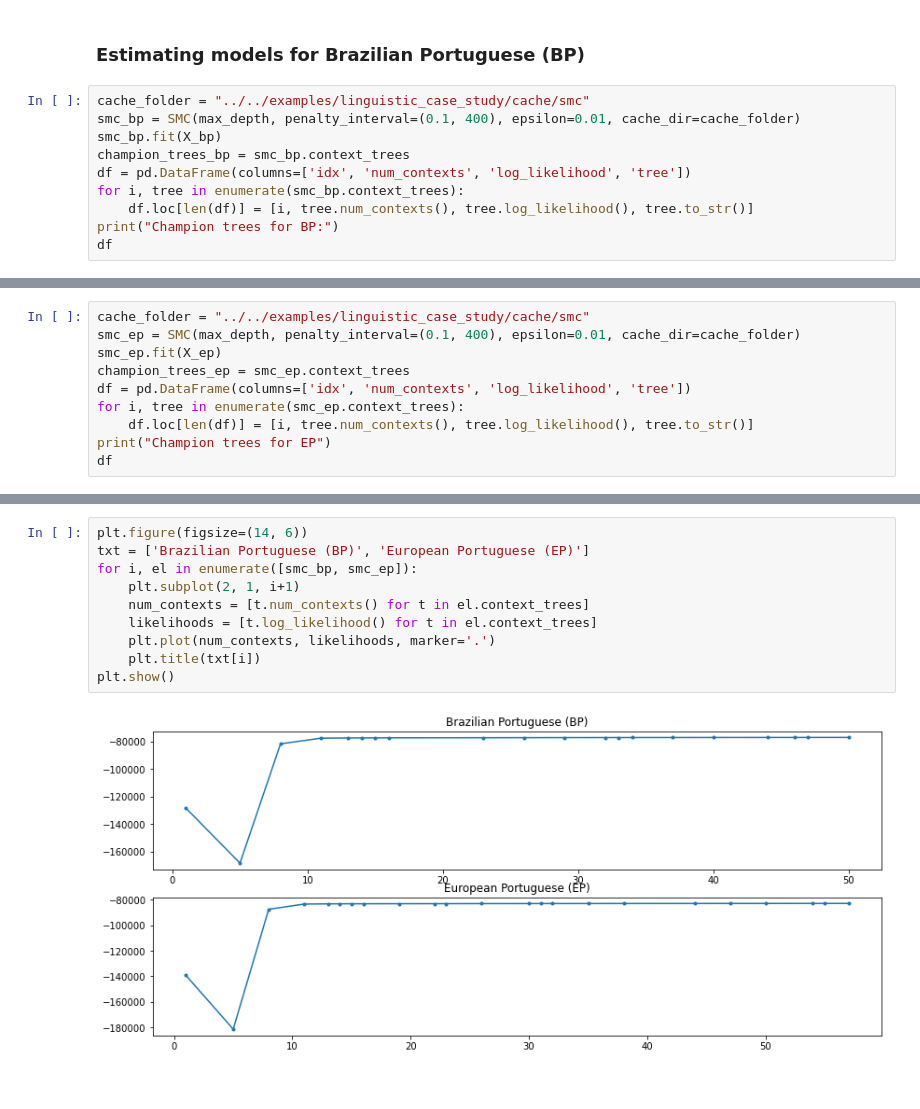
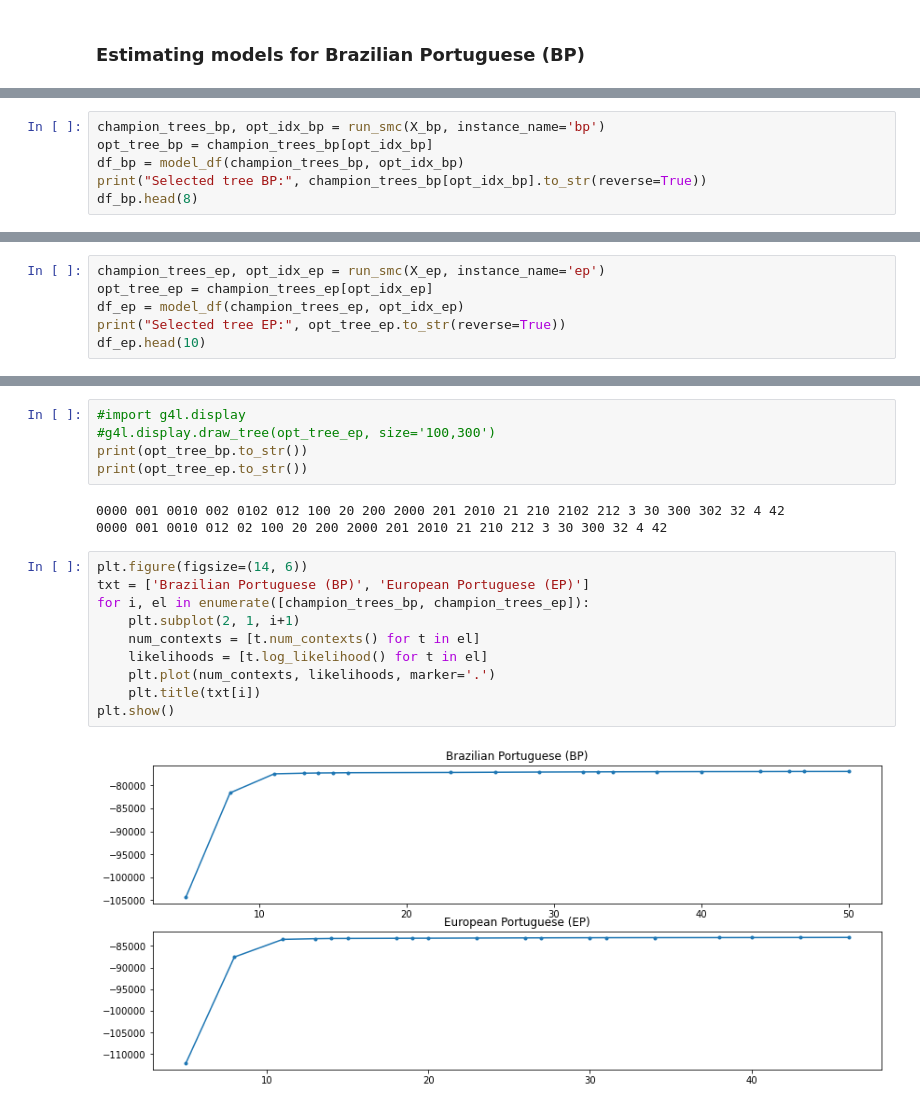
Before and after one commit to neuromat/smallest_maximizer_criterion, a Jupyter notebook: examples/notebooks/4. Linguistic case study.ipynb, the cells around one changed output, grey strips where cells are left out. Cells and saved outputs as stored; diff of their text form.

Commit message:
linguistic study working

```diff
--- a/examples/notebooks/4. Linguistic case study.ipynb
+++ b/examples/notebooks/4. Linguistic case study.ipynb
@@ -21,12 +64,2 @@ X_ep = Sample('%s/publico.txt' % samples_folder, [0, 1, 2, 3, 4])
 # %% [markdown]
 ### Estimating models for Brazilian Portuguese (BP)
-# %%
-cache_folder = "../../examples/linguistic_case_study/cache/smc"
-smc_bp = SMC(max_depth, penalty_interval=(0.1, 400), epsilon=0.01, cache_dir=cache_folder)
-smc_bp.fit(X_bp)
-champion_trees_bp = smc_bp.context_trees
-df = pd.DataFrame(columns=['idx', 'num_contexts', 'log_likelihood', 'tree'])
-for i, tree in enumerate(smc_bp.context_trees):
-    df.loc[len(df)] = [i, tree.num_contexts(), tree.log_likelihood(), tree.to_str()]
-print("Champion trees for BP:")
-df
@@ -52,0 +66,6 @@ Champion trees for BP:
+# %%
+champion_trees_bp, opt_idx_bp = run_smc(X_bp, instance_name='bp')
+opt_tree_bp = champion_trees_bp[opt_idx_bp]
+df_bp = model_df(champion_trees_bp, opt_idx_bp)
+print("Selected tree BP:", champion_trees_bp[opt_idx_bp].to_str(reverse=True))
+df_bp.head(8)
@@ -55,10 +85,0 @@ Champion trees for BP:
-# %%
-cache_folder = "../../examples/linguistic_case_study/cache/smc"
-smc_ep = SMC(max_depth, penalty_interval=(0.1, 400), epsilon=0.01, cache_dir=cache_folder)
-smc_ep.fit(X_ep)
-champion_trees_ep = smc_ep.context_trees
-df = pd.DataFrame(columns=['idx', 'num_contexts', 'log_likelihood', 'tree'])
-for i, tree in enumerate(smc_ep.context_trees):
-    df.loc[len(df)] = [i, tree.num_contexts(), tree.log_likelihood(), tree.to_str()]
-print("Champion trees for EP")
-df
@@ -84,0 +86,6 @@ Champion trees for EP
+# %%
+champion_trees_ep, opt_idx_ep = run_smc(X_ep, instance_name='ep')
+opt_tree_ep = champion_trees_ep[opt_idx_ep]
+df_ep = model_df(champion_trees_ep, opt_idx_ep)
+print("Selected tree EP:", opt_tree_ep.to_str(reverse=True))
+df_ep.head(10)
@@ -85,12 +106,20 @@ Champion trees for EP
+# %%
+#import g4l.display
+#g4l.display.draw_tree(opt_tree_ep, size='100,300')
+print(opt_tree_bp.to_str())
+print(opt_tree_ep.to_str())
+# %% [output]
+0000 001 0010 002 0102 012 100 20 200 2000 201 2010 21 210 2102 212 3 30 300 302 32 4 42
+0000 001 0010 012 02 100 20 200 2000 201 2010 21 210 212 3 30 300 32 4 42
 # %%
 plt.figure(figsize=(14, 6))
 txt = ['Brazilian Portuguese (BP)', 'European Portuguese (EP)']
-for i, el in enumerate([smc_bp, smc_ep]):
+for i, el in enumerate([champion_trees_bp, champion_trees_ep]):
     plt.subplot(2, 1, i+1)
-    num_contexts = [t.num_contexts() for t in el.context_trees]
-    likelihoods = [t.log_likelihood() for t in el.context_trees]
+    num_contexts = [t.num_contexts() for t in el]
+    likelihoods = [t.log_likelihood() for t in el]
     plt.plot(num_contexts, likelihoods, marker='.')
     plt.title(txt[i])
 plt.show()
 # %% [output]
-[figure, old version]
+[figure, new version]
```
Also changed, not shown: parts of 10 cells of this notebook, 11 other files.
